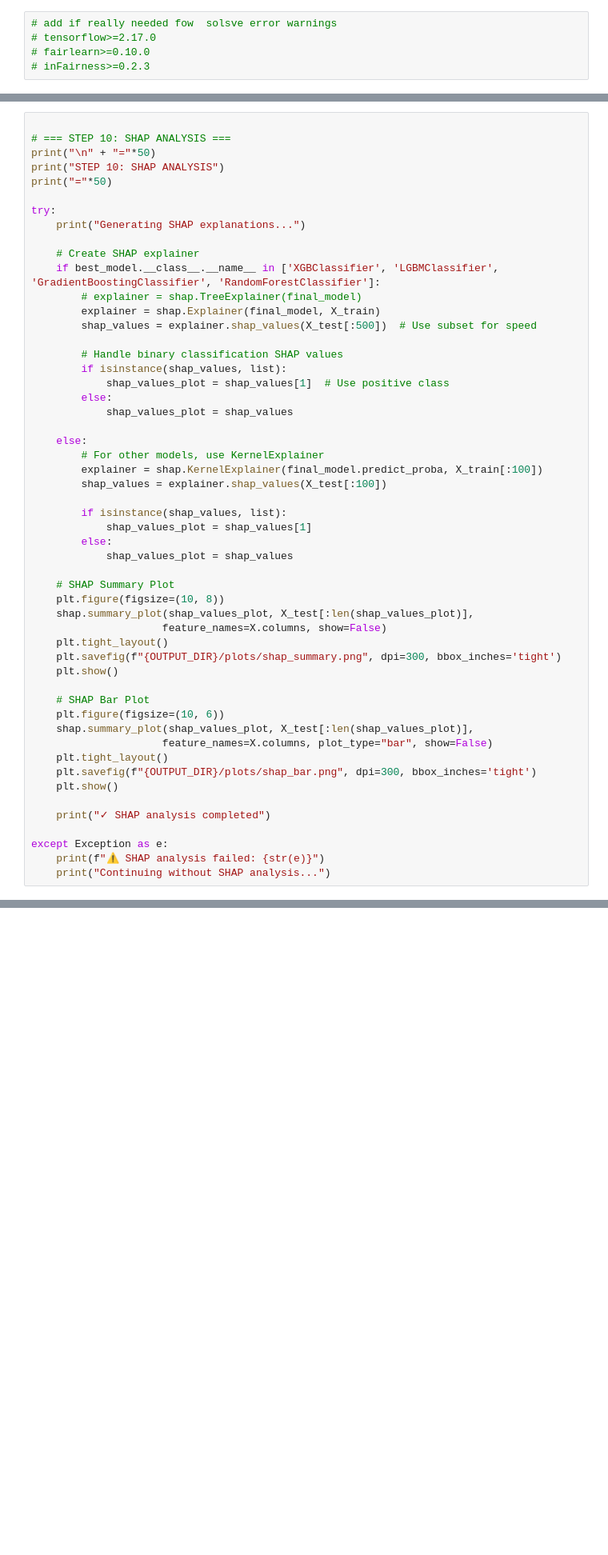
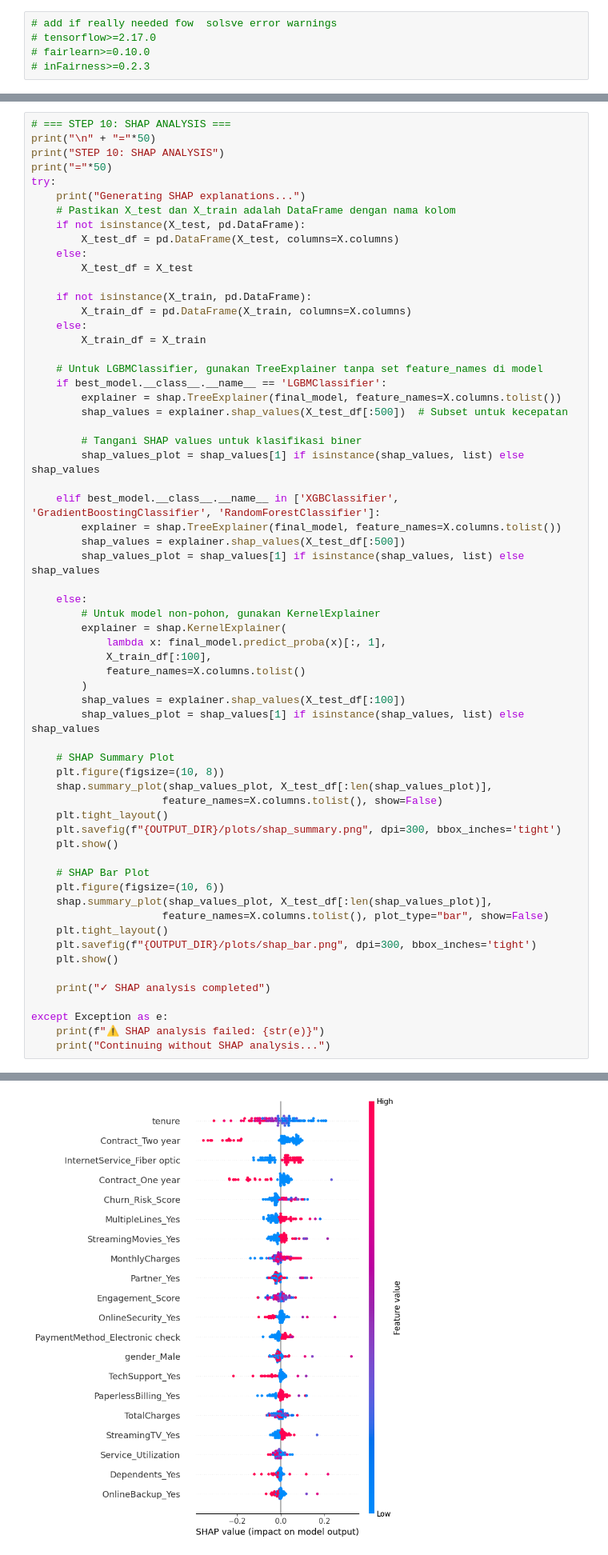
Before and after one commit to koriebruh/CHURN-JOURNAL, a Jupyter notebook: wwwNofel.ipynb, the cells around one changed output, grey strips where cells are left out. Shown at 80% size. Drawn from its saved outputs; the diff is of its cells as text; blank space fills up the shorter version.

```diff
--- a/wwwNofel.ipynb
+++ b/wwwNofel.ipynb
@@ -853,48 +849,57 @@ PaperlessBilling_Yes         278
 ✓ Feature importance saved
 # %%
-
 # === STEP 10: SHAP ANALYSIS ===
 print("\n" + "="*50)
 print("STEP 10: SHAP ANALYSIS")
 print("="*50)
-
 try:
     print("Generating SHAP explanations...")
+    # Pastikan X_test dan X_train adalah DataFrame dengan nama kolom
+    if not isinstance(X_test, pd.DataFrame):
+        X_test_df = pd.DataFrame(X_test, columns=X.columns)
+    else:
+        X_test_df = X_test
 
-    # Create SHAP explainer
-    if best_model.__class__.__name__ in ['XGBClassifier', 'LGBMClassifier', 'GradientBoostingClassifier', 'RandomForestClassifier']:
-        # explainer = shap.TreeExplainer(final_model)
-        explainer = shap.Explainer(final_model, X_train)
-        shap_values = explainer.shap_values(X_test[:500])  # Use subset for speed
+    if not isinstance(X_train, pd.DataFrame):
+        X_train_df = pd.DataFrame(X_train, columns=X.columns)
+    else:
+        X_train_df = X_train
 
-        # Handle binary classification SHAP values
-        if isinstance(shap_values, list):
-            shap_values_plot = shap_values[1]  # Use positive class
-        else:
-            shap_values_plot = shap_values
+    # Untuk LGBMClassifier, gunakan TreeExplainer tanpa set feature_names di model
+    if best_model.__class__.__name__ == 'LGBMClassifier':
+        explainer = shap.TreeExplainer(final_model, feature_names=X.columns.tolist())
+        shap_values = explainer.shap_values(X_test_df[:500])  # Subset untuk kecepatan
+
+        # Tangani SHAP values untuk klasifikasi biner
+        shap_values_plot = shap_values[1] if isinstance(shap_values, list) else shap_values
+
+    elif best_model.__class__.__name__ in ['XGBClassifier', 'GradientBoostingClassifier', 'RandomForestClassifier']:
+        explainer = shap.TreeExplainer(final_model, feature_names=X.columns.tolist())
+        shap_values = explainer.shap_values(X_test_df[:500])
+        shap_values_plot = shap_values[1] if isinstance(shap_values, list) else shap_values
 
     else:
-        # For other models, use KernelExplainer
-        explainer = shap.KernelExplainer(final_model.predict_proba, X_train[:100])
-        shap_values = explainer.shap_values(X_test[:100])
-
-        if isinstance(shap_values, list):
-            shap_values_plot = shap_values[1]
-        else:
-            shap_values_plot = shap_values
+        # Untuk model non-pohon, gunakan KernelExplainer
+        explainer = shap.KernelExplainer(
+            lambda x: final_model.predict_proba(x)[:, 1],
+            X_train_df[:100],
+            feature_names=X.columns.tolist()
+        )
+        shap_values = explainer.shap_values(X_test_df[:100])
+        shap_values_plot = shap_values[1] if isinstance(shap_values, list) else shap_values
 
     # SHAP Summary Plot
     plt.figure(figsize=(10, 8))
-    shap.summary_plot(shap_values_plot, X_test[:len(shap_values_plot)],
-                     feature_names=X.columns, show=False)
+    shap.summary_plot(shap_values_plot, X_test_df[:len(shap_values_plot)],
+                     feature_names=X.columns.tolist(), show=False)
     plt.tight_layout()
     plt.savefig(f"{OUTPUT_DIR}/plots/shap_summary.png", dpi=300, bbox_inches='tight')
     plt.show()
 
     # SHAP Bar Plot
     plt.figure(figsize=(10, 6))
-    shap.summary_plot(shap_values_plot, X_test[:len(shap_values_plot)],
-                     feature_names=X.columns, plot_type="bar", show=False)
+    shap.summary_plot(shap_values_plot, X_test_df[:len(shap_values_plot)],
+                     feature_names=X.columns.tolist(), plot_type="bar", show=False)
     plt.tight_layout()
     plt.savefig(f"{OUTPUT_DIR}/plots/shap_bar.png", dpi=300, bbox_inches='tight')
     plt.show()
@@ -913,0 +917 @@ Continuing without SHAP analysis...
+[figure, added]
```
Also changed, not shown: parts of 13 cells of this notebook, 18 other files.
